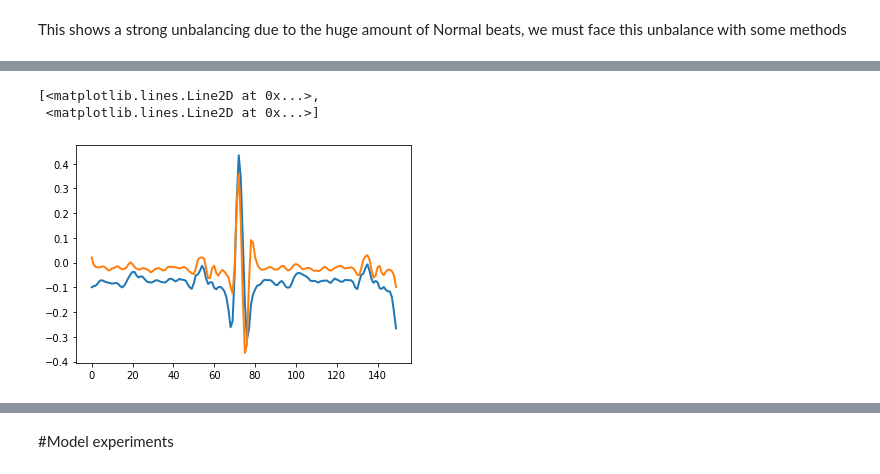
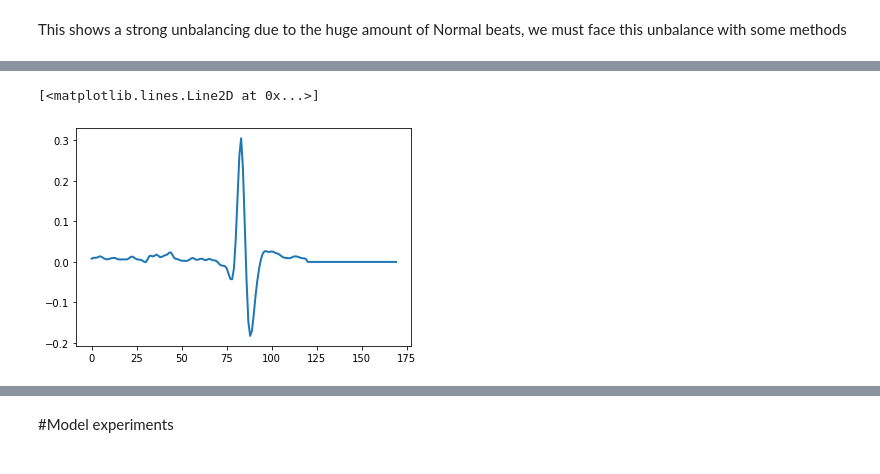
Before and after one commit to simonetome/Heartbeat-NSV-classification, a Jupyter notebook: FFNNExperiments.ipynb, the cells around one changed output, grey strips where cells are left out. Drawn from its saved outputs; the diff is of its cells as text; code cells hidden in the pictures.

```diff
--- a/FFNNExperiments.ipynb
+++ b/FFNNExperiments.ipynb
@@ -409,8 +418,8 @@ plot_count_250 = 0
 plot_count_128 = 0
 for i, signal in enumerate(ecg_signals):
   if (plot_count_250 < 3 and frequencies[i]==250) or (plot_count_128 <3 and frequencies[i]==128):
-    plot_comparison(signal,signals_filt[i], i, 150, lead=0, title="signal:"+str(i)+" @"+str(frequencies[i])+"Hz")
-    plot_comparison(signal,signals_filt[i], i, 150, lead=1, title="signal:"+str(i)+" @"+str(frequencies[i])+"Hz")
+    plot_comparison(signal,signals_filt[i], i, 500, lead=0, title="signal:"+str(i)+" @"+str(frequencies[i])+"Hz")
+    plot_comparison(signal,signals_filt[i], i, 500, lead=1, title="signal:"+str(i)+" @"+str(frequencies[i])+"Hz")
     if frequencies[i]==250:
       plot_count_250 += 1
     elif  frequencies[i]==128:
@@ -639,22 +597,17 @@ def create_signal_patch(sigID, peakID, patch_length, signals=ecg_signals, peaks
-# %%
-#generate the patches for each filtered signal, around each of its peaks
-
-patch_length = 150 #desired patch lenght
-patch_list = list() #contains the patches indexed by the signals NB to make it work, uncomment the ecg_patches declaration inside first loop
-ecg_patches = list() #contains the patches without references with the signal (i.e. all the patches are together)
-peaks_labels = list() #contains the original labels for each peak, in the same order of ecg_patches. Needed to use scikit KFold
-one_hot_peaks_labels = list() #contains the one_hot encoded labels, in the same order of ecg_patches. They'll be used as target
-
-#Iterate through the ECG signals
-for i, signal in enumerate(signals_filt):
-
-  #ecg_patches = list() #to be commented to use the original ecg_patches instead of the patch_list
-
-  #Iterate through the peaks of the signal and extract a patch
-  for j, peak in enumerate(rpeaks[i]):
-    patch = create_signal_patch(i,j,patch_length, signals = signals_filt)
-    ecg_patches.append(patch)
-    one_hot_peaks_labels.append(one_hot_lables[i] [j])
-    peaks_labels.append(labels[i][j])
-
-  patch_list.append(ecg_patches)
+# %%
+#Create dataframe
+cols = ["sigId","ecg_lead_1","ecg_lead_2","peaks","frequencies","labels"]
+
+# ecg signals is 105 rows [,,,,,]
+
+first_lead_signals = []
+second_lead_signals = []
+
+#use filtered signals instead of ecg_signals
+for signal in signals_filt:
+    first_lead_signals.append(signal[:,0].tolist())    # converting the array to list as list of array is deprecated
+    second_lead_signals.append(signal[:,1].tolist())
+
+df = pd.DataFrame(data =[ids,first_lead_signals,second_lead_signals,rpeaks,frequencies,labels]).T
+df.columns = cols
+df
@@ -661,8 +676,7 @@ for i, signal in enumerate(signals_filt):
 # %%
 #Visualization of an extracted patch
 fig, ax = plt.subplots()
-ax.plot( patch_list[2][3], linewidth=2.0)
+ax.plot(dataset_df["first_lead"]["S118_2451"], linewidth=2.0)
 # %% [output]
-[<matplotlib.lines.Line2D at 0x...>,
- <matplotlib.lines.Line2D at 0x...>]
+[<matplotlib.lines.Line2D at 0x...>]
-[figure, old version]
+[figure, new version]
```
Also changed, not shown: parts of 32 cells of this notebook.
